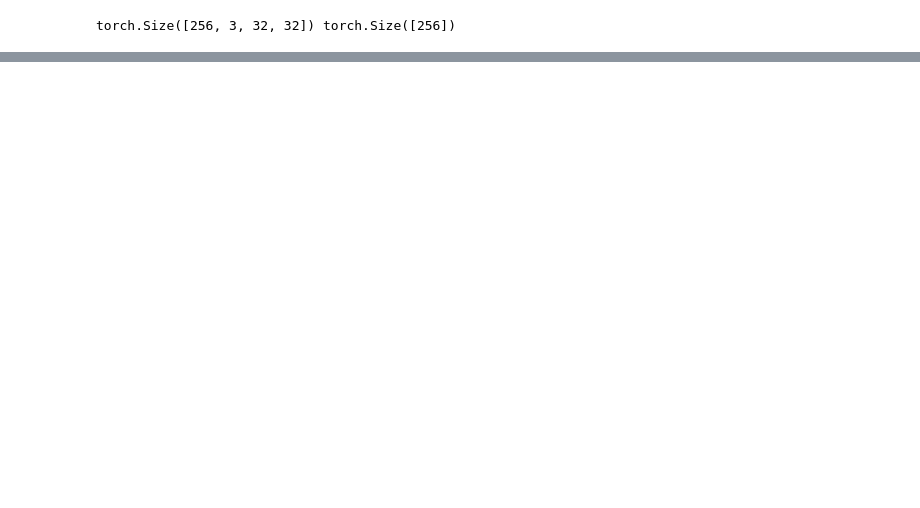
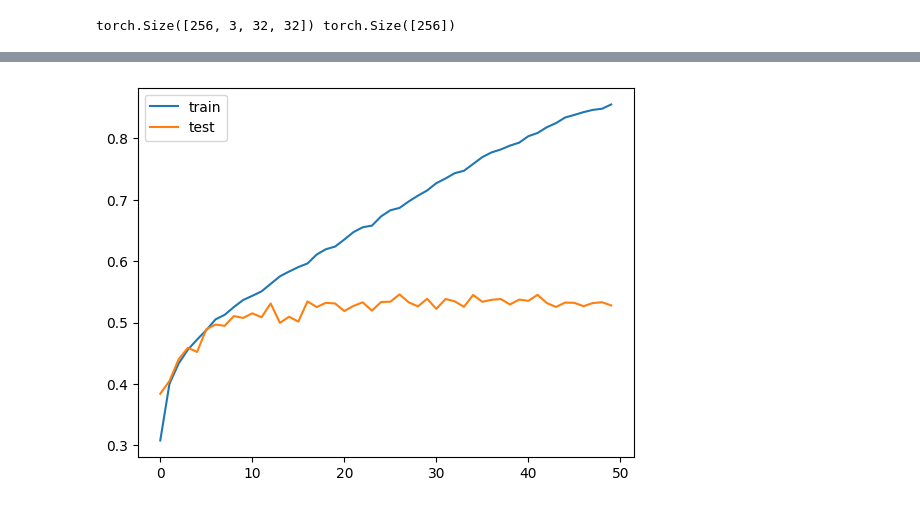
Before and after one commit to HwangJerry/hhai, a Jupyter notebook: 2_CIFAR10_RGB.ipynb, the cells around one changed output, grey strips where cells are left out. Drawn from its saved outputs; the diff is of its cells as text; code cells hidden in the pictures; blank space fills up the shorter version.

```diff
--- a/2_CIFAR10_RGB.ipynb
+++ b/2_CIFAR10_RGB.ipynb
@@ -230,0 +188,6 @@ plot_acc(train_accs, test_accs)
+# %%
+Accuracy(train_accs, test_accs, l_relu_no_dropout_model, cel, opt_adam(l_relu_no_dropout_model))
+plot_acc(train_accs, test_accs)
+train_accs, test_accs = [], []
+# %% [output]
+[figure, added]
```
Also changed, not shown: parts of 27 cells of this notebook, 1 other file.
